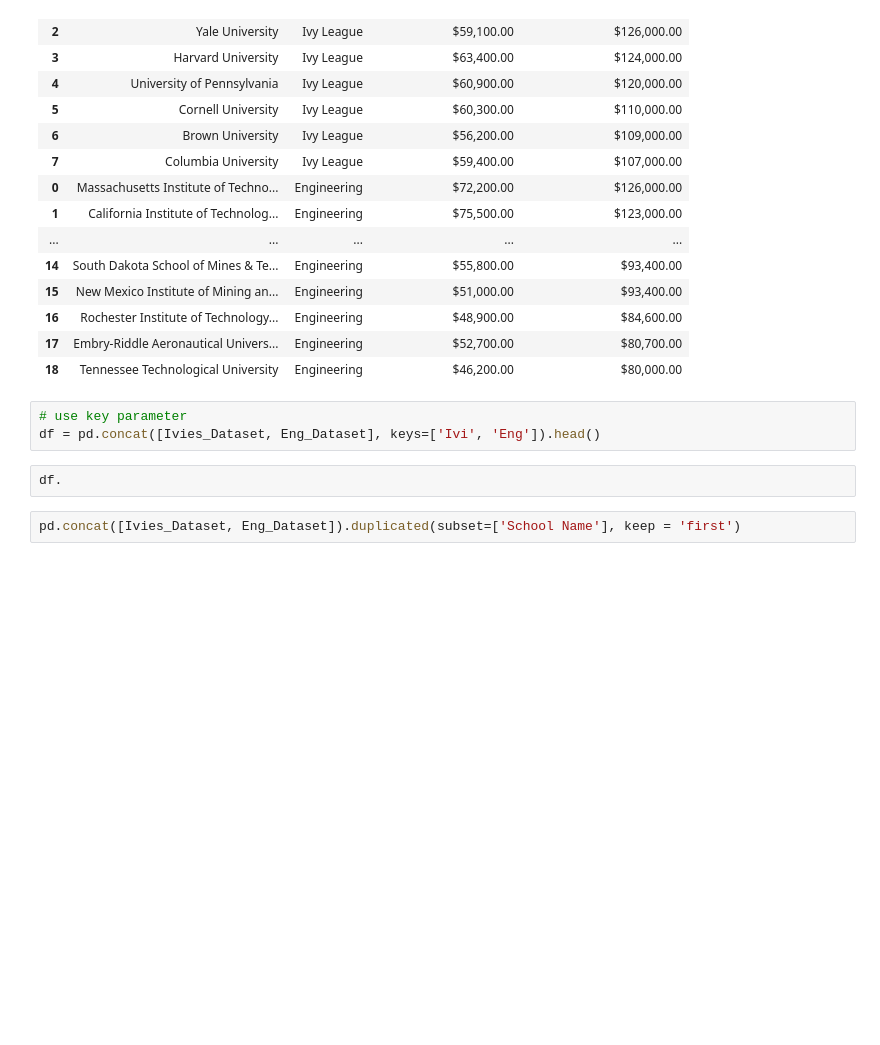
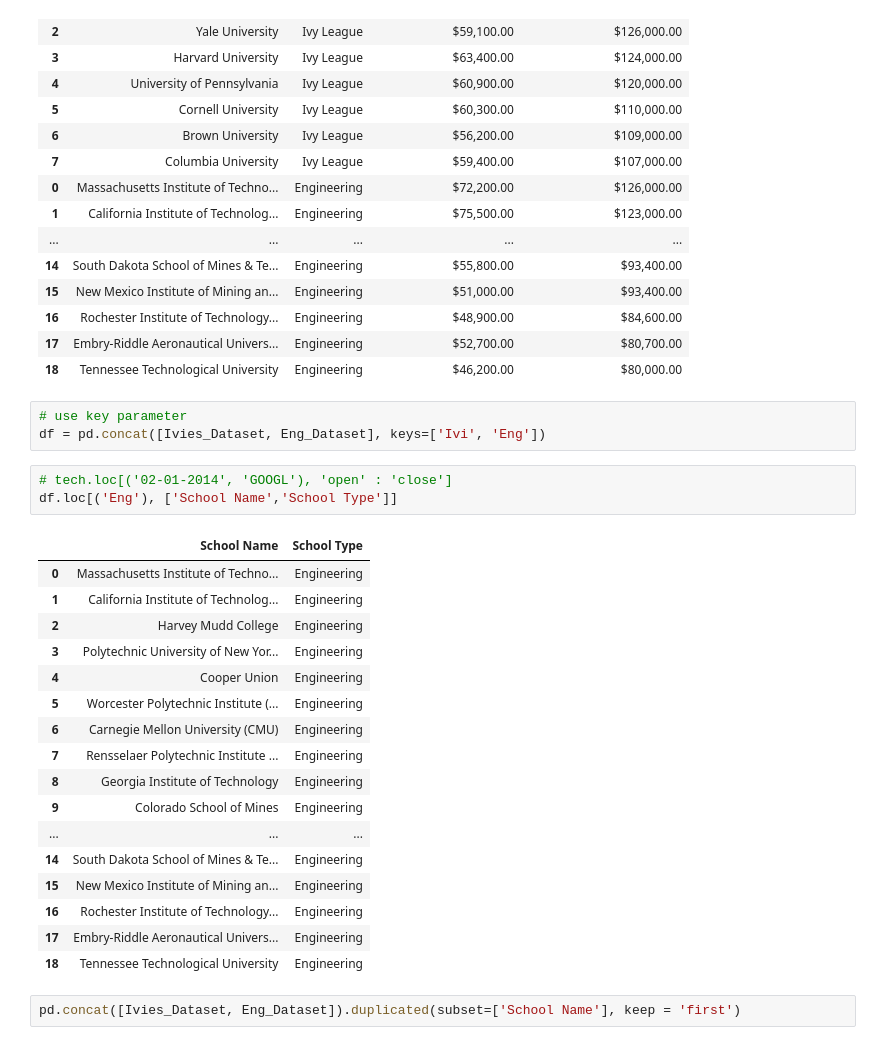
Before and after one commit to Narula901/Python-Library, a Jupyter notebook: Pandas/Working with different Dataframes (Rename).ipynb, the cells around one changed output. Cells and saved outputs as stored; diff of their text form; blank space fills up the shorter version.

```diff
--- a/Pandas/Working with different Dataframes (Rename).ipynb
+++ b/Pandas/Working with different Dataframes (Rename).ipynb
@@ -123,9 +123,28 @@ pd.concat([Ivies_Dataset, Eng_Dataset])
 | 18 | Tennessee Technological University | Engineering | $46,200.00 | $80,000.00 |
 # %%
 # use key parameter
-df = pd.concat([Ivies_Dataset, Eng_Dataset], keys=['Ivi', 'Eng']).head()
+df = pd.concat([Ivies_Dataset, Eng_Dataset], keys=['Ivi', 'Eng'])
-# %%
-df.
+# %%
+# tech.loc[('02-01-2014', 'GOOGL'), 'open' : 'close']
+df.loc[('Eng'), ['School Name','School Type']]
+# %% [output]
+|  | School Name | School Type |
+| 0 | Massachusetts Institute of Techno... | Engineering |
+| 1 | California Institute of Technolog... | Engineering |
+| 2 | Harvey Mudd College | Engineering |
+| 3 | Polytechnic University of New Yor... | Engineering |
+| 4 | Cooper Union | Engineering |
+| 5 | Worcester Polytechnic Institute (... | Engineering |
+| 6 | Carnegie Mellon University (CMU) | Engineering |
+| 7 | Rensselaer Polytechnic Institute ... | Engineering |
+| 8 | Georgia Institute of Technology | Engineering |
+| 9 | Colorado School of Mines | Engineering |
+| ... | ... | ... |
+| 14 | South Dakota School of Mines & Te... | Engineering |
+| 15 | New Mexico Institute of Mining an... | Engineering |
+| 16 | Rochester Institute of Technology... | Engineering |
+| 17 | Embry-Riddle Aeronautical Univers... | Engineering |
+| 18 | Tennessee Technological University | Engineering |
 # %%
 pd.concat([Ivies_Dataset, Eng_Dataset]).duplicated(subset=['School Name'], keep = 'first')
 # %% [output]
```
